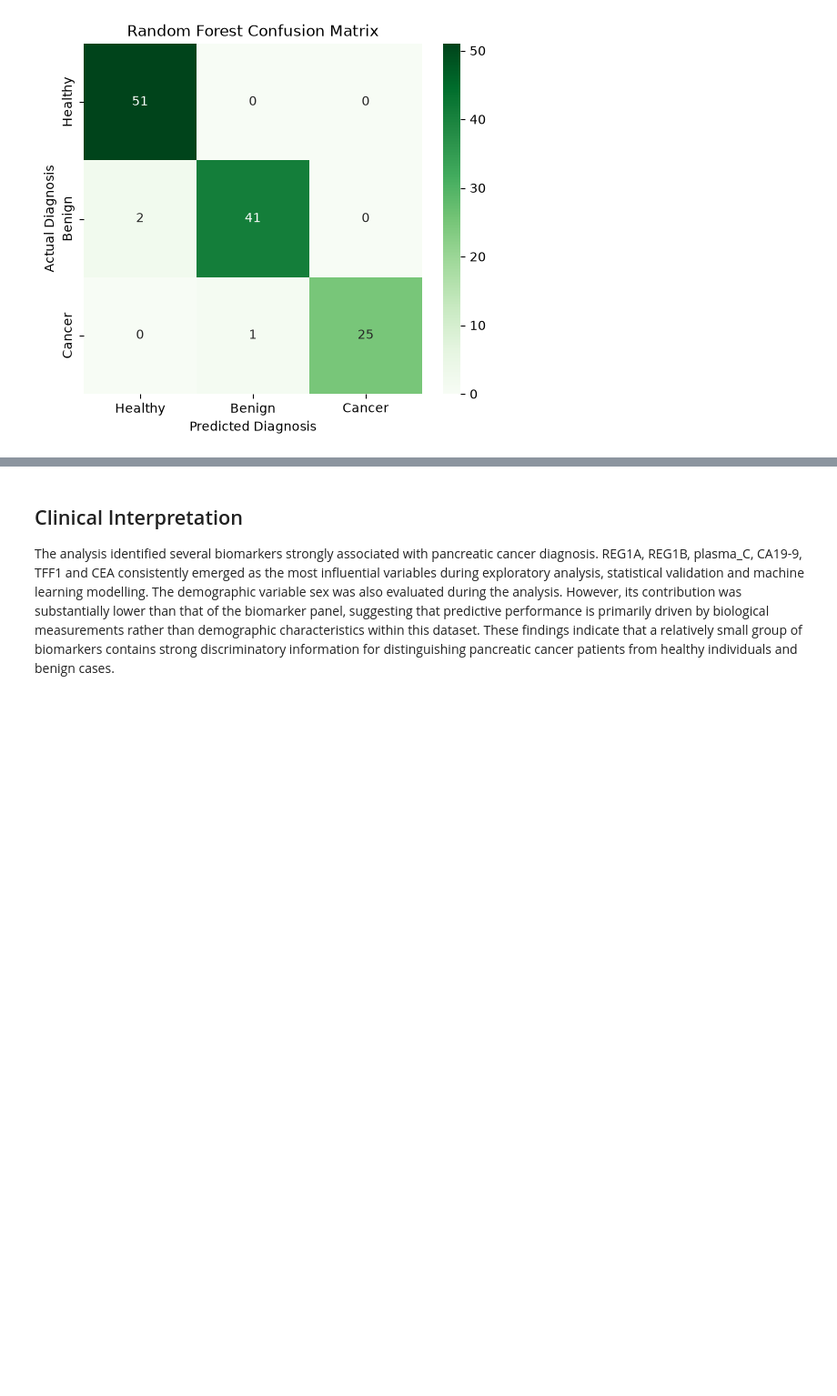
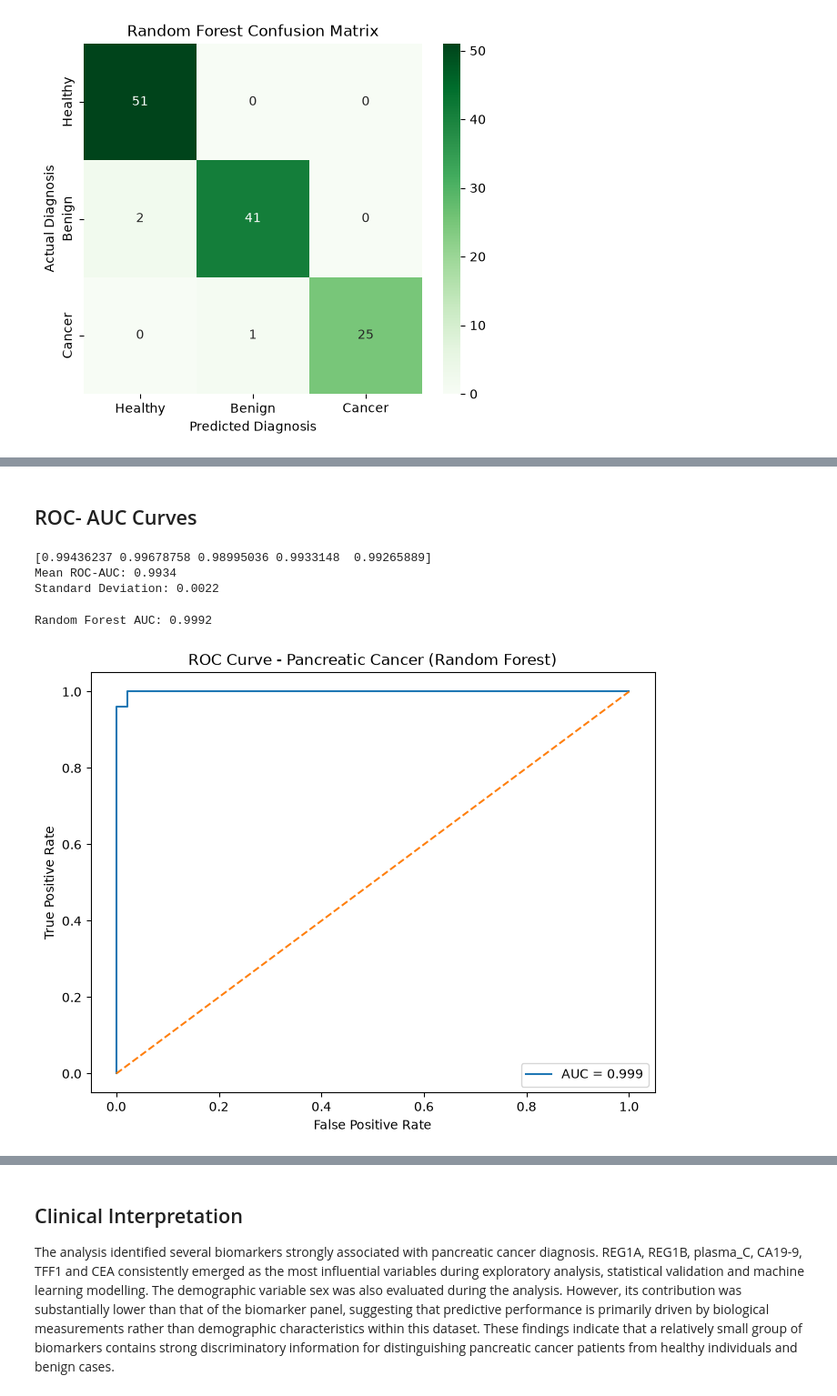
Before and after one commit to laurallorent9-del/pancreatic-cancer-prediction, a Jupyter notebook: notebooks/03_modeling.ipynb, the cells around one changed output, grey strips where cells are left out. Shown at 91% size. Saved outputs shown, nothing was run; the diff lists cells and outputs as text; code cells hidden in the pictures; blank space fills up the shorter version.

```diff
--- a/notebooks/03_modeling.ipynb
+++ b/notebooks/03_modeling.ipynb
@@ -357,0 +515,65 @@ These results further support the conclusion that pancreatic cancer diagnosis ca
+# %% [markdown]
+## ROC- AUC Curves
+# %%
+rf_cv_auc = cross_val_score(
+    rf_pipeline,
+    X,
+    y,
+    cv=cv,
+    scoring="roc_auc_ovr"
+)
+
+print(rf_cv_auc)
+
+print(
+    f"Mean ROC-AUC: {rf_cv_auc.mean():.4f}"
+)
+
+print(
+    f"Standard Deviation: {rf_cv_auc.std():.4f}"
+)
+# %% [output]
+[0.99436237 0.99678758 0.98995036 0.9933148  0.99265889]
+Mean ROC-AUC: 0.9934
+Standard Deviation: 0.0022
+# %%
+y_prob_rf = rf.predict_proba(
+    X_test
+)
+fpr_rf, tpr_rf, _ = roc_curve(
+    y_test_bin[:, 2],
+    y_prob_rf[:, 2]
+)
+
+roc_auc_rf = auc(
+    fpr_rf,
+    tpr_rf
+)
+
+print(
+    f"Random Forest AUC: {roc_auc_rf:.4f}"
+)
+
+plt.figure(figsize=(8,6))
+
+plt.plot(
+    fpr_rf,
+    tpr_rf,
+    label=f"AUC = {roc_auc_rf:.3f}"
+)
+
+plt.plot(
+    [0,1],
+    [0,1],
+    linestyle="--"
+)
+
+plt.xlabel("False Positive Rate")
+plt.ylabel("True Positive Rate")
+plt.title("ROC Curve - Pancreatic Cancer (Random Forest)")
+plt.legend()
+
+plt.show()
+# %% [output]
+Random Forest AUC: 0.9992
+[figure, added]
```
Also changed, not shown: parts of 24 cells of this notebook, 7 other files.
